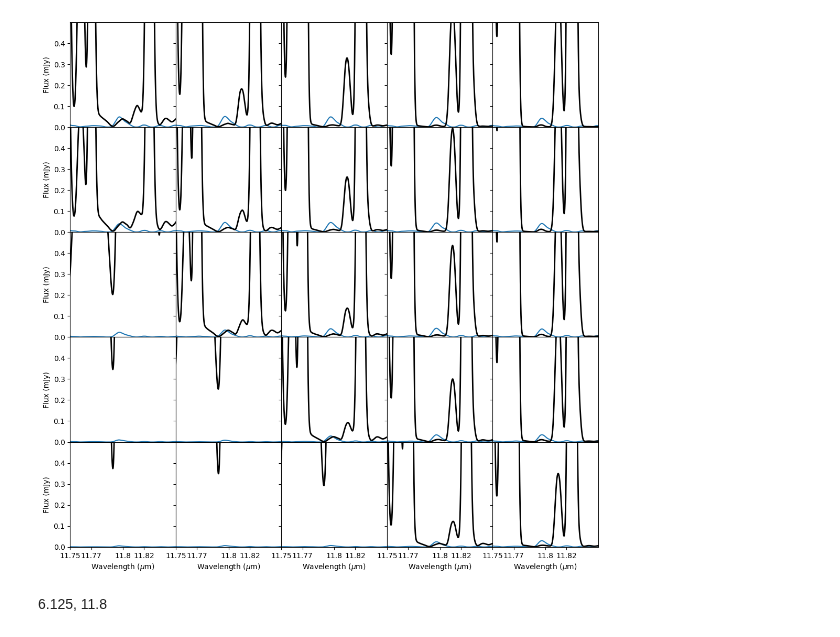
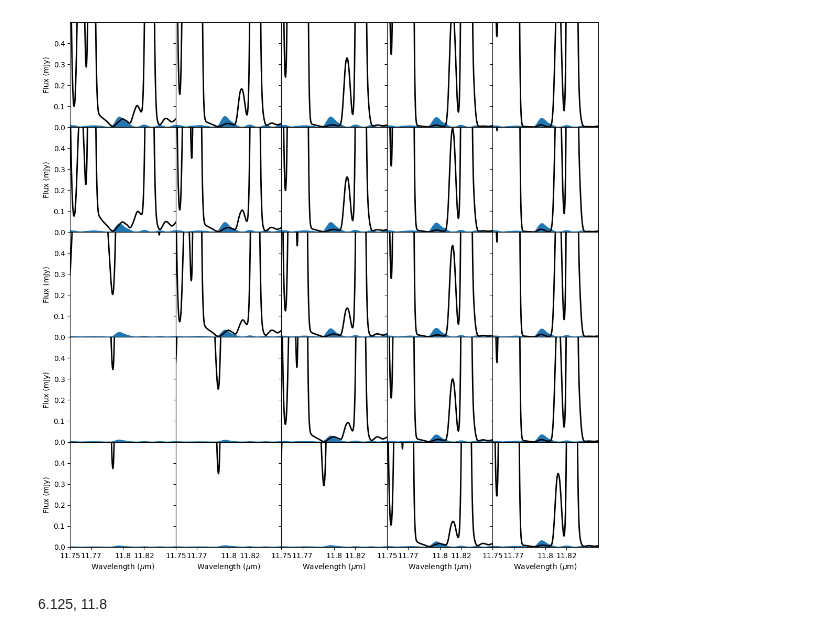
Before and after one commit to nielsklerk/BRP, a Jupyter notebook: New.ipynb, the cells around one changed output. Cells and saved outputs as stored; diff of their text form; code cells hidden in the pictures.

```diff
--- a/New.ipynb
+++ b/New.ipynb
@@ -35,7 +35,7 @@ gs = fig.add_gridspec(5, 5, hspace=0, wspace=0)
 axes = gs.subplots(sharex='col', sharey='row').flatten()
 xrange=[6.1, 6.15]
 yrange=[0,0.5]
-num_xticks = 5
+num_xticks = 6
 num_yticks = 6
 for i in range(25):
     n_row, n_col = divmod(i, 5)
@@ -48,17 +48,17 @@ for i in range(25):
         specie_wl = df.loc[df['Model Name'] == model, f'FLiTs {specie} Wavelength'].values[0].copy()
         specie_flux = df.loc[df['Model Name'] == model, f'FLiTs {specie} Flux'].values[0].copy()
         new_specie_flux = np.interp(FLiTs_wl, specie_wl, specie_flux, left=0, right=0)
-        # if total_spec is None:
-        #     total_spec = new_specie_flux
-        # else:
-        #     total_spec += new_specie_flux
-        # axes[i].fill_between(FLiTs_wl, 0, total_spec*1000, label=specie, zorder=len(species) - index+1,
-        #                 color=cmap(index / len(species)))
+        if total_spec is None:
+            total_spec = new_specie_flux
+        else:
+            total_spec += new_specie_flux
+        axes[i].fill_between(FLiTs_wl, 0, total_spec*1000, label=specie, zorder=len(species) - index+1,
+                        color=cmap(index / len(species)))
         # ax.fill_between(specie_wl,0, specie_flux*1000, label=specie, zorder=len(species) - index+1,
         #                 color=cmap(index / len(species)))
         # new_flux = np.interp(FLiTs_wl, specie_wl, specie_flux)
         # ax.plot(FLiTs_wl, np.log10(new_flux/FLiTs_flux+1))
-        axes[i].plot(FLiTs_wl, new_specie_flux*1000)
+        # axes[i].plot(FLiTs_wl, new_specie_flux*1000)
     axes[i].plot(FLiTs_wl, FLiTs_flux*1000, c='black', lw=2, label='FLiTs', zorder=20)
     # ax.plot(specie_wl, specie_flux)
     # ax.plot(total_FLiTs_wl, interp_flux*1000, color='grey', zorder=30)
@@ -73,6 +73,5 @@ for i in range(25):
         axes[i].set_xlabel(r"Wavelength ($\mu$m)")
         axes[i].set_xticks(np.linspace(xrange[0] * 100, xrange[1] * 100, num_xticks, dtype=int)[:-1] / 100)
         axes[i].set_xticklabels(np.linspace(xrange[0] * 100, xrange[1] * 100, num_xticks, dtype=int)[:-1] / 100)
-
 plt.show()
 # %% [output]
@@ -98,40 +97,40 @@ for i in range(25):
     total_spec = None
     # fig, ax = plt.subplots(figsize=(14, 5))
     model = df['Model Name'][i]
     FLiTs_wl = df.loc[df['Model Name'] == model, 'FLiTs Wavelength'].values[0].copy()
     FLiTs_flux = df.loc[df['Model Name'] == model, 'FLiTs Flux'].values[0].copy()
     for index, specie in enumerate(species):
         specie_wl = df.loc[df['Model Name'] == model, f'FLiTs {specie} Wavelength'].values[0].copy()
         specie_flux = df.loc[df['Model Name'] == model, f'FLiTs {specie} Flux'].values[0].copy()
         new_specie_flux = np.interp(FLiTs_wl, specie_wl, specie_flux, left=0, right=0)
-        # if total_spec is None:
-        #     total_spec = new_specie_flux
-        # else:
-        #     total_spec += new_specie_flux
-        # axes[i].fill_between(FLiTs_wl, 0, total_spec*1000, label=specie, zorder=len(species) - index+1,
-        #                 color=cmap(index / len(species)))
+        if total_spec is None:
+            total_spec = new_specie_flux
+        else:
+            total_spec += new_specie_flux
+        axes[i].fill_between(FLiTs_wl, 0, total_spec*1000, label=specie, zorder=len(species) - index+1,
+                        color=cmap(index / len(species)))
         # ax.fill_between(specie_wl,0, specie_flux*1000, label=specie, zorder=len(species) - index+1,
         #                 color=cmap(index / len(species)))
         # new_flux = np.interp(FLiTs_wl, specie_wl, specie_flux)
         # ax.plot(FLiTs_wl, np.log10(new_flux/FLiTs_flux+1))
-        axes[i].plot(FLiTs_wl, new_specie_flux*1000)
+        # axes[i].plot(FLiTs_wl, new_specie_flux*1000)
     axes[i].plot(FLiTs_wl, FLiTs_flux*1000, c='black', lw=2, label='FLiTs', zorder=20)
     # ax.plot(specie_wl, specie_flux)
     # ax.plot(total_FLiTs_wl, interp_flux*1000, color='grey', zorder=30)
     # fig.suptitle(model)
     axes[i].set_xlim(xrange)
     axes[i].set_ylim(yrange)
     if n_col == 0:
         axes[i].set_ylabel("Flux (mJy)")
         axes[i].set_yticks(np.linspace(yrange[0] * 100, yrange[1] * 100, num_yticks, dtype=int)[:-1] / 100)
         axes[i].set_yticklabels(np.linspace(yrange[0] * 100, yrange[1] * 100, num_yticks, dtype=int)[:-1] / 100)
     if n_row == 4:
         axes[i].set_xlabel(r"Wavelength ($\mu$m)")
         axes[i].set_xticks(np.linspace(xrange[0] * 100, xrange[1] * 100, num_xticks, dtype=int)[:-1] / 100)
         axes[i].set_xticklabels(np.linspace(xrange[0] * 100, xrange[1] * 100, num_xticks, dtype=int)[:-1] / 100)
 
 plt.show()
 # %% [output]
-[figure, old version]
+[figure, new version]
 # %% [markdown]
 6.125, 11.8
```
Also changed, not shown: parts of 5 cells of this notebook, 2 other files.
